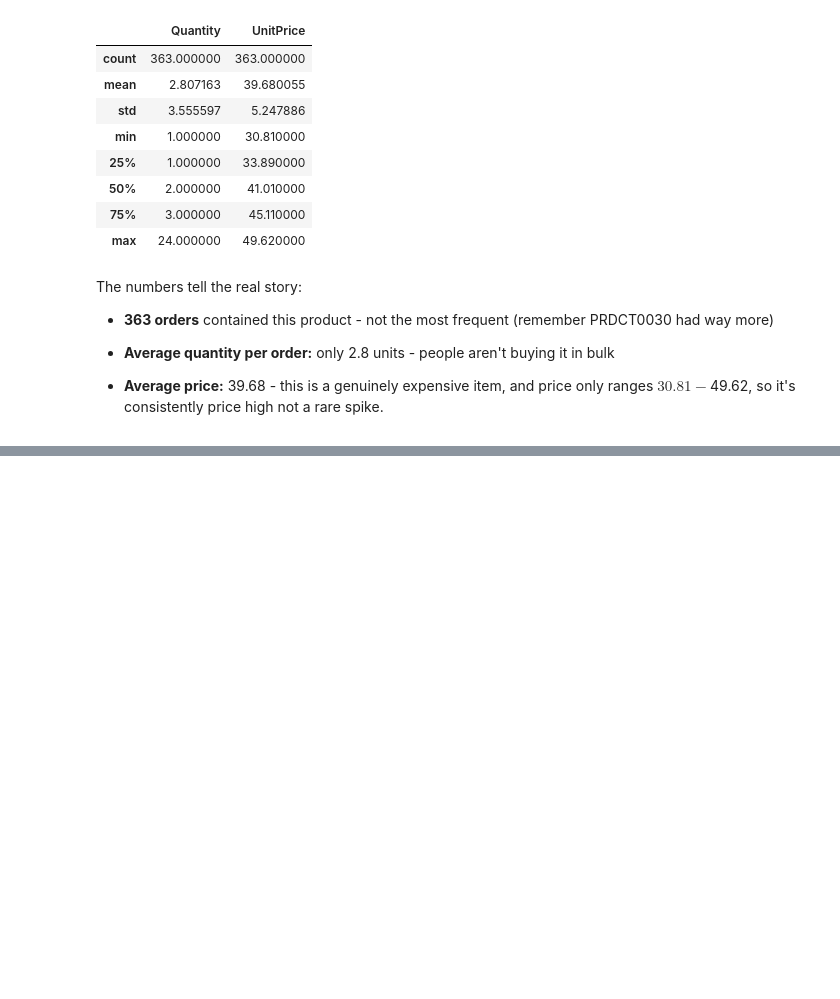
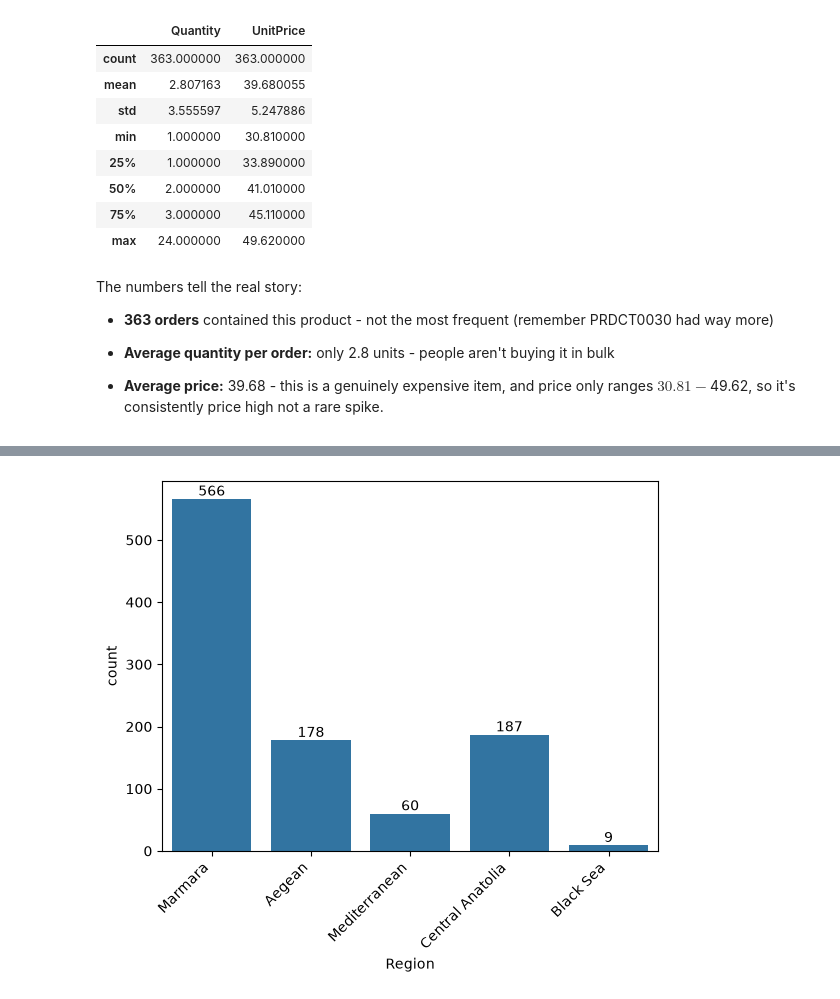
Before and after one commit to geff-ghost/notebooks, a Jupyter notebook: retail_data/MixedKnowledge.ipynb, the cells around one changed output, grey strips where cells are left out. Cells and saved outputs as stored; diff of their text form; code cells hidden in the pictures; blank space fills up the shorter version.

```diff
--- a/retail_data/MixedKnowledge.ipynb
+++ b/retail_data/MixedKnowledge.ipynb
@@ -685,0 +713,8 @@ The numbers tell the real story:
+# %%
+ax = sns.countplot(data=customers, x='Region')
+for container in ax.containers:
+    ax.bar_label(container)
+
+plt.xticks(rotation=45, ha='right');
+# %% [output]
+[figure, added]
```
Also changed, not shown: parts of 6 cells of this notebook.
